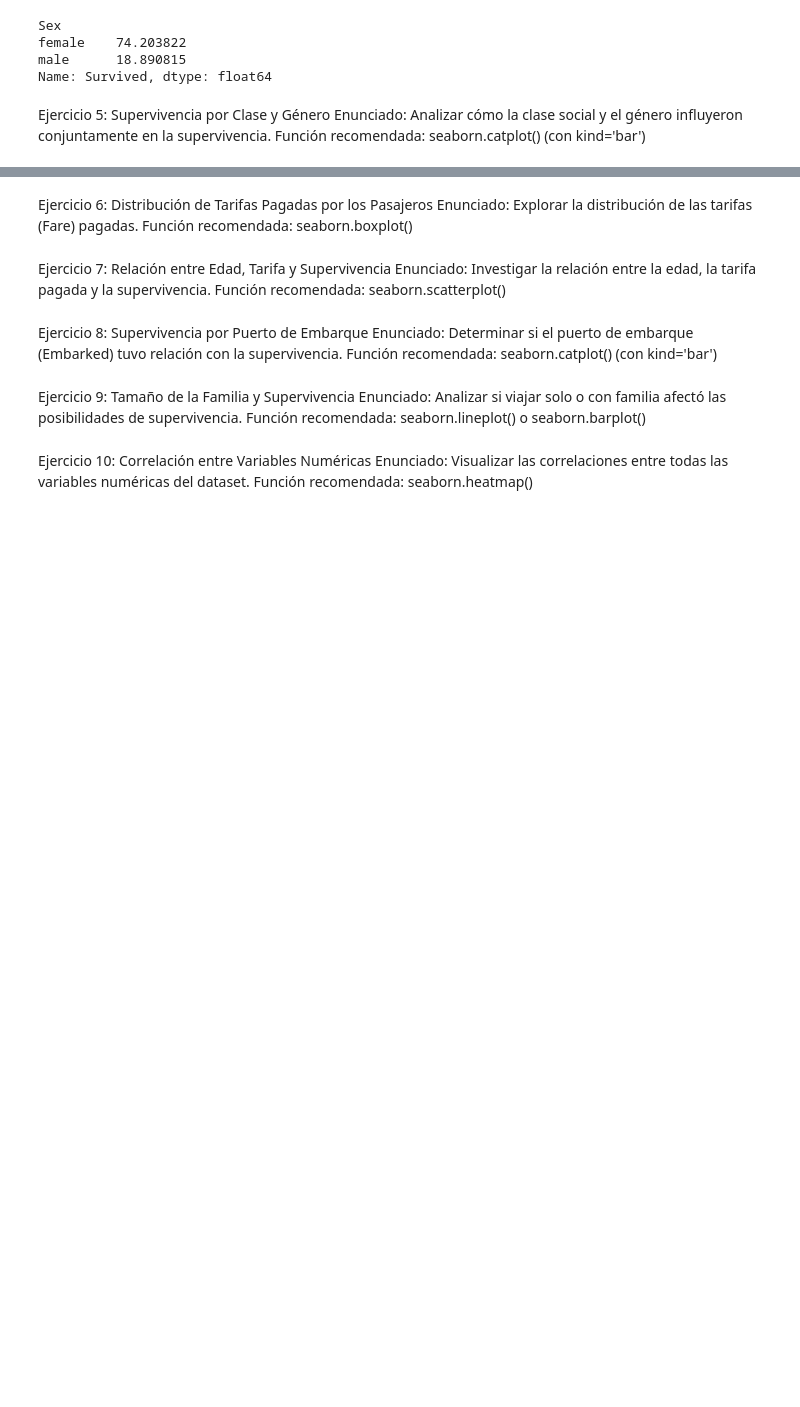
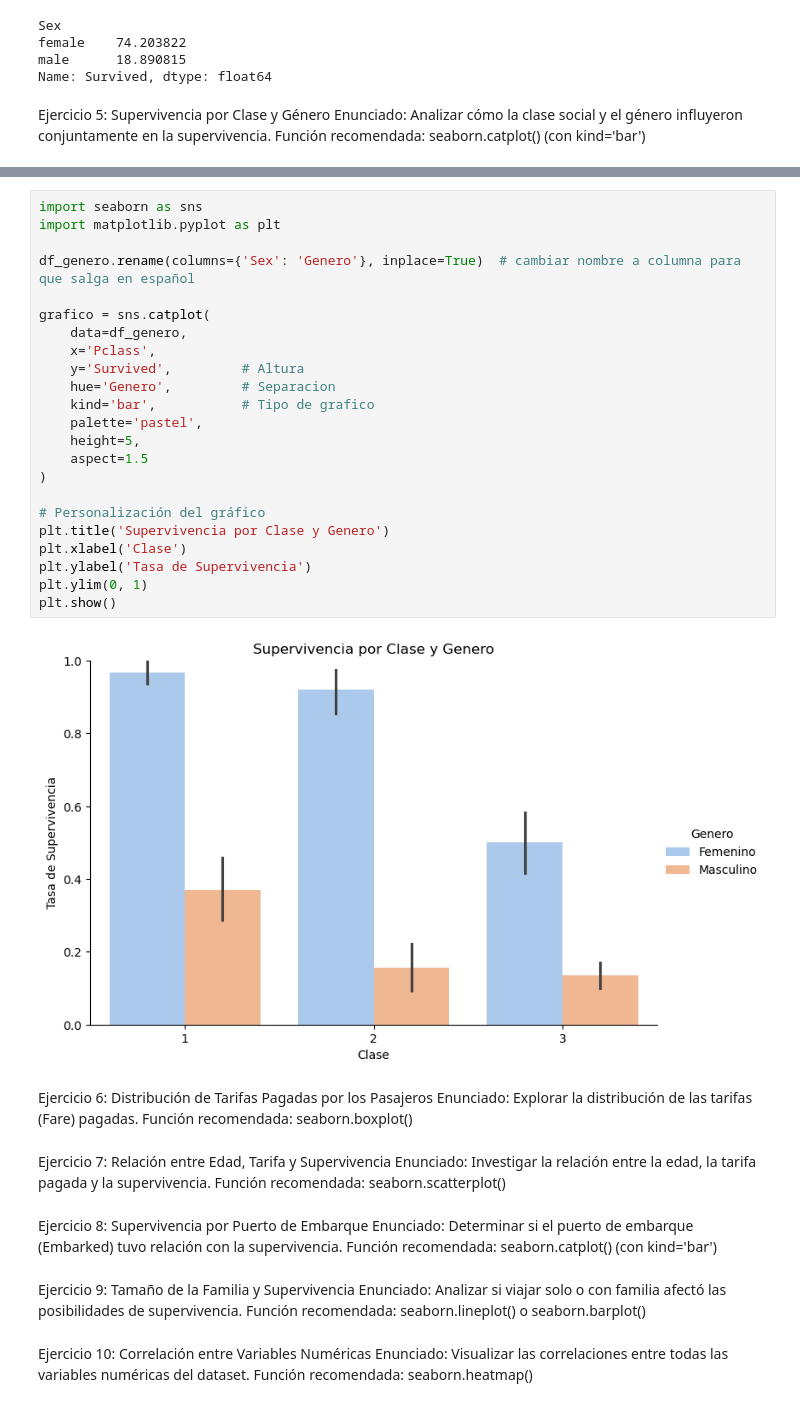
Before and after one commit to Sanyer16/titanic-visualizations, a Jupyter notebook: titanic_visualizations.ipynb, the cells around one changed output, grey strips where cells are left out. Cells and saved outputs as stored; diff of their text form; blank space fills up the shorter version.

```diff
--- a/titanic_visualizations.ipynb
+++ b/titanic_visualizations.ipynb
@@ -210,3 +222,28 @@ Función recomendada: seaborn.catplot() (con kind='bar')
+# %%
+import seaborn as sns
+import matplotlib.pyplot as plt
+
+df_genero.rename(columns={'Sex': 'Genero'}, inplace=True)  # cambiar nombre a columna para que salga en español
+
+grafico = sns.catplot(
+    data=df_genero,
+    x='Pclass',
+    y='Survived',         # Altura
+    hue='Genero',         # Separacion
+    kind='bar',           # Tipo de grafico
+    palette='pastel',
+    height=5,
+    aspect=1.5
+)
+
+# Personalización del gráfico
+plt.title('Supervivencia por Clase y Genero')
+plt.xlabel('Clase')
+plt.ylabel('Tasa de Supervivencia')
+plt.ylim(0, 1)
+plt.show()
+# %% [output]
+[figure, added]
 # %% [markdown]
 Ejercicio 6: Distribución de Tarifas Pagadas por los Pasajeros
 Enunciado: Explorar la distribución de las tarifas (Fare) pagadas.
```
Also changed, not shown: parts of 4 cells of this notebook.
